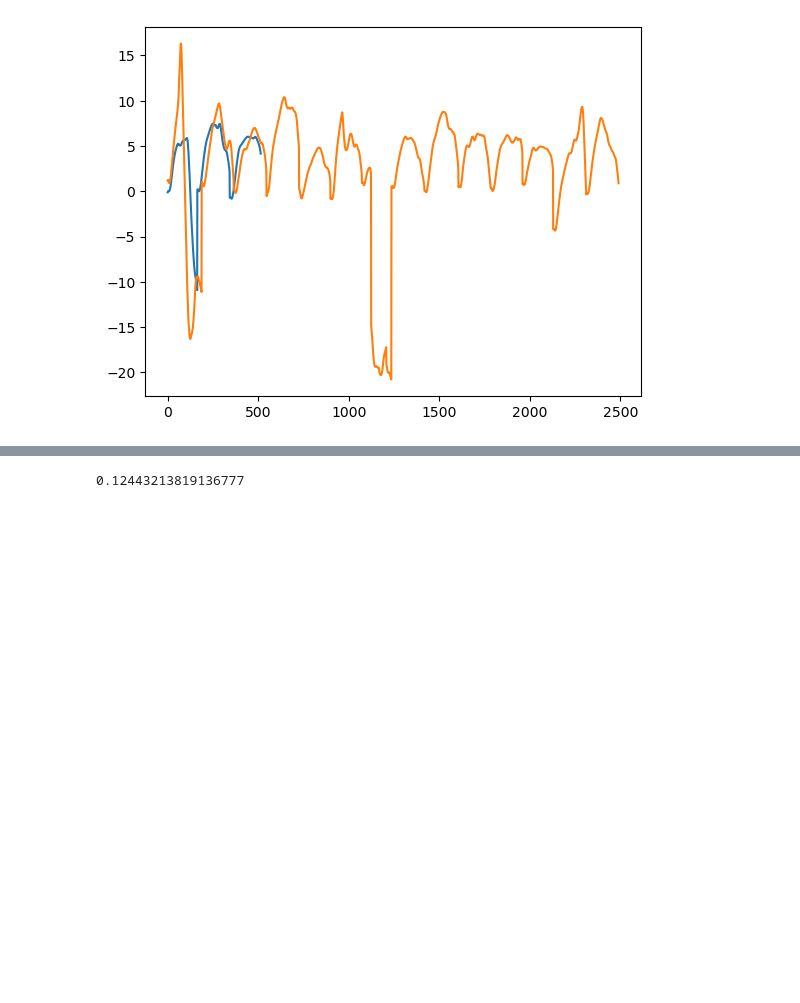
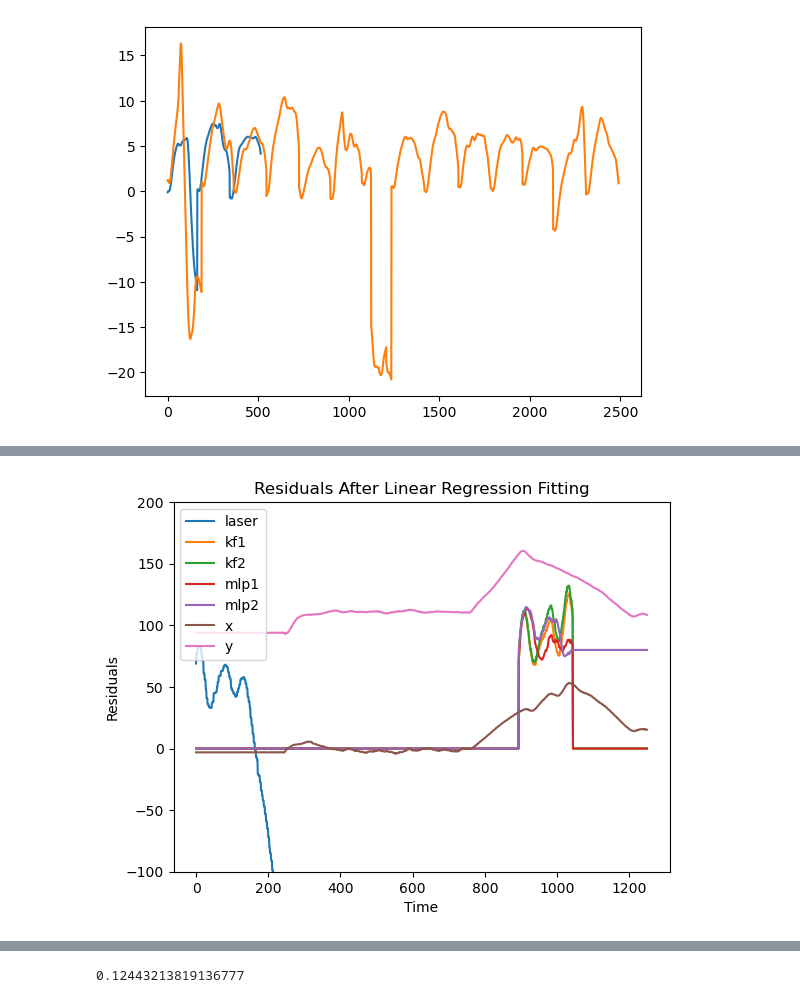
Before and after one commit to TacYee/crazyflie-firmware-bl, a Jupyter notebook: examples/demos/app_whiskers_CF/data/data_preprocess.ipynb, the cells around one changed output, grey strips where cells are left out. Cells and saved outputs as stored; diff of their text form; code cells hidden in the pictures; blank space fills up the shorter version.

```diff
--- a/examples/demos/app_whiskers_CF/data/data_preprocess.ipynb
+++ b/examples/demos/app_whiskers_CF/data/data_preprocess.ipynb
@@ -699,0 +698,39 @@ ValueError: operands could not be broadcast together with shapes (495,) (711,)
+# %%
+data = pd.read_csv('20240918/2024-12-10+10:41:08+.csv')
+data1 = data.iloc[500:750, 13].values
+data2 = data.iloc[500:750, 16].values
+data3 = data.iloc[500:750, 14].values
+data4 = data.iloc[500:, 17].values
+data5 = data.iloc[500:, 15].values
+data6 = data.iloc[500:, 18].values
+data6 = data.iloc[500:, 18].values
+data7 = data.iloc[900:1250, -3].values
+data8 = data.iloc[500:, -3].values
+data9 = data.iloc[:1250, -2].values
+data10 = data.iloc[:1250, -1].values
+data11 = data.iloc[:1250, -8].values
+data12 = data.iloc[:1250, -7].values
+x = data.iloc[:1250, 1].values
+y = data.iloc[:1250, 2].values
+# plt.plot(data1, label="whisker1_1", alpha=0.7)
+# plt.plot(data2, label="whisker2_1", alpha=0.7)
+# plt.plot(data3, label="whisker1_2", alpha=0.7)
+# plt.plot(data4, label="whisker2_2", alpha=0.7)
+# plt.plot(data5, label="whisker1_3", alpha=0.7)
+# plt.plot(data6, label="whisker2_3", alpha=0.7)
+plt.plot(218 - data7, label="laser")
+# plt.plot(data8*10000 - 3000, label="Y")
+plt.plot(data9, label="kf1")
+plt.plot(data10, label="kf2")
+plt.plot(data11, label="mlp1")
+plt.plot(data12, label="mlp2")
+plt.plot(x*100, label="x")
+plt.plot(y*100, label="y")
+plt.legend()
+plt.xlabel("Time")
+plt.ylabel("Residuals")
+plt.ylim(-100, 200)
+plt.title("Residuals After Linear Regression Fitting")
+plt.show()
+# %% [output]
+[figure, added]
```
Also changed, not shown: parts of 12 cells of this notebook, 21 other files.
